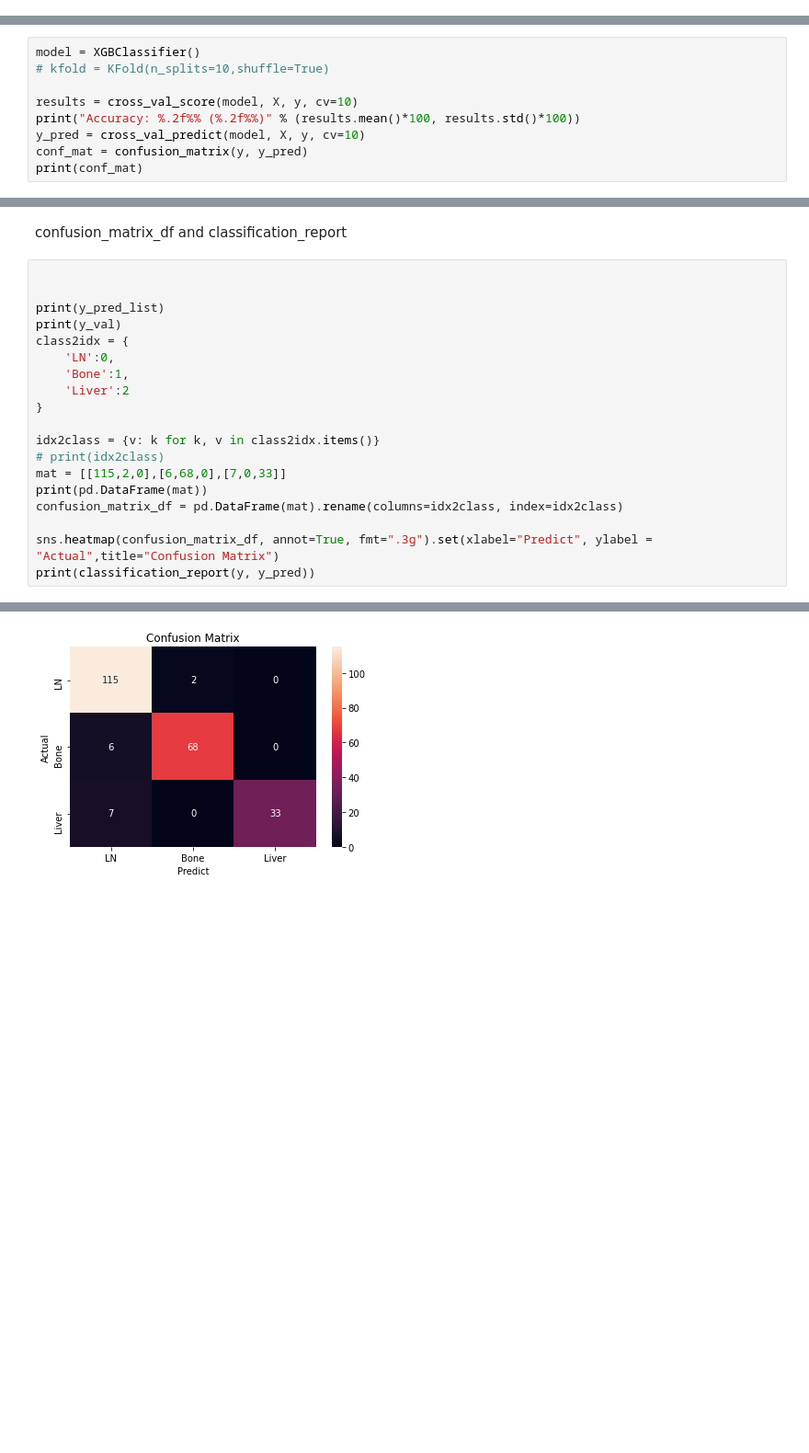
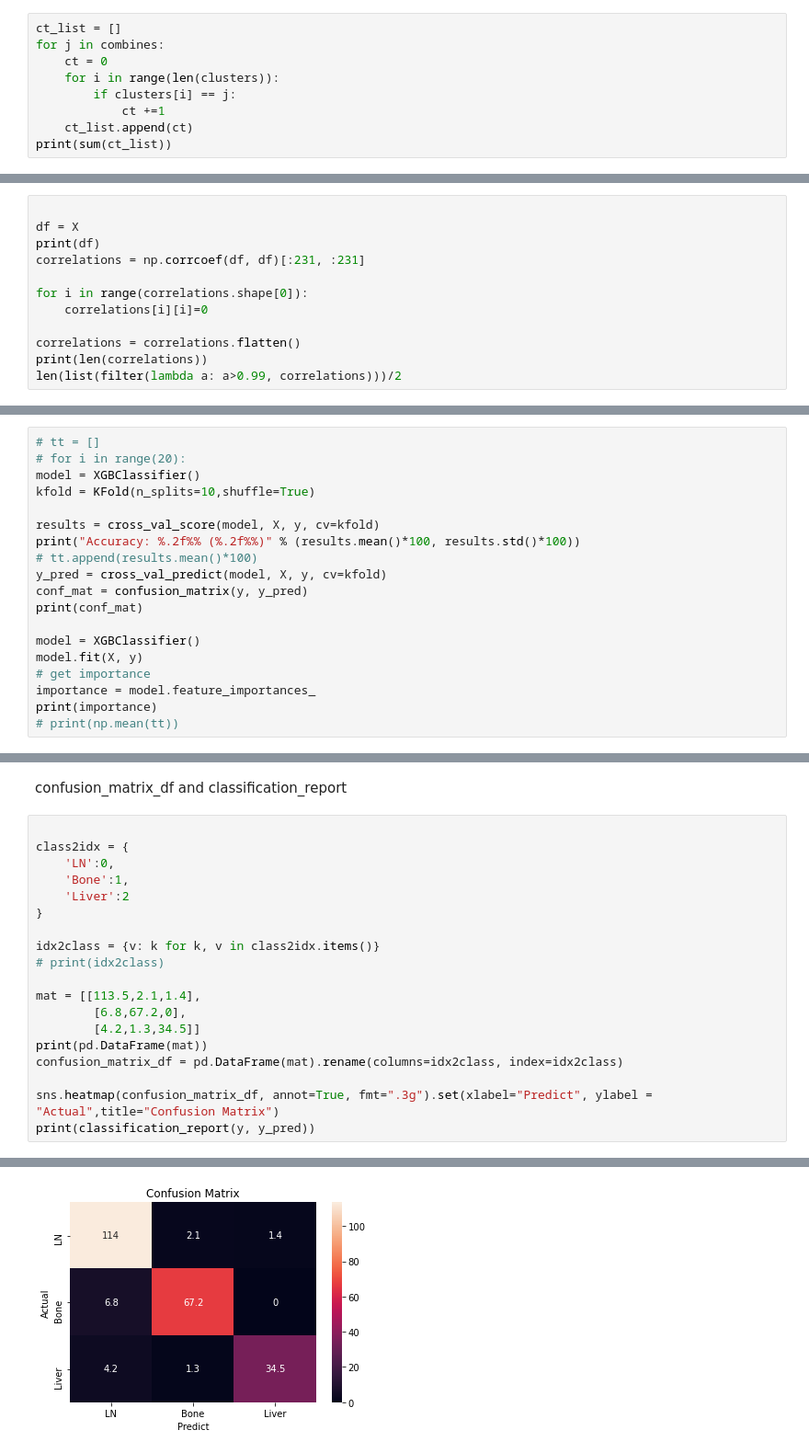
Before and after one commit to zcablii/Master_cancer_project, a Jupyter notebook: Gene_Network.ipynb, the cells around one changed output, grey strips where cells are left out. Shown: that part at 92% size. Drawn from its saved outputs; the diff is of its cells as text; blank space fills up the shorter version.

```diff
--- a/Gene_Network.ipynb
+++ b/Gene_Network.ipynb
@@ -257,0 +411,9 @@ FitnessResult(min=None, max=None, score=0.2522869327229162, std=None)
+# %%
+ct_list = []
+for j in combines:
+    ct = 0
+    for i in range(len(clusters)):
+        if clusters[i] == j:
+            ct +=1
+    ct_list.append(ct)
+print(sum(ct_list))
@@ -744,0 +1183,12 @@ X
+# %%
+
+df = X
+print(df)
+correlations = np.corrcoef(df, df)[:231, :231]
+
+for i in range(correlations.shape[0]):
+    correlations[i][i]=0
+
+correlations = correlations.flatten()
+print(len(correlations))
+len(list(filter(lambda a: a>0.99, correlations)))/2
@@ -745,10 +1282,20 @@ X
 # %%
+# tt = []
+# for i in range(20):
 model = XGBClassifier()
-# kfold = KFold(n_splits=10,shuffle=True)
+kfold = KFold(n_splits=10,shuffle=True)
 
-results = cross_val_score(model, X, y, cv=10)
+results = cross_val_score(model, X, y, cv=kfold)
 print("Accuracy: %.2f%% (%.2f%%)" % (results.mean()*100, results.std()*100))
-y_pred = cross_val_predict(model, X, y, cv=10)
+# tt.append(results.mean()*100)
+y_pred = cross_val_predict(model, X, y, cv=kfold)
 conf_mat = confusion_matrix(y, y_pred)
 print(conf_mat)
+
+model = XGBClassifier()
+model.fit(X, y)
+# get importance
+importance = model.feature_importances_
+print(importance)
+# print(np.mean(tt))
 # %% [output]
@@ -760,9 +1358,6 @@ Accuracy: 87.03% (5.09%)
 confusion_matrix_df and classification_report
 # %%
 
-
-print(y_pred_list)
-print(y_val)
 class2idx = {
     'LN':0,
     'Bone':1,
@@ -771,7 +1366,10 @@ class2idx = {
 
 idx2class = {v: k for k, v in class2idx.items()}
 # print(idx2class)
-mat = [[115,2,0],[6,68,0],[7,0,33]]
+
+mat = [[113.5,2.1,1.4],
+        [6.8,67.2,0],
+        [4.2,1.3,34.5]]
 print(pd.DataFrame(mat))
 confusion_matrix_df = pd.DataFrame(mat).rename(columns=idx2class, index=idx2class)
 
@@ -796 +1384 @@ weighted avg       0.94      0.94      0.93       231
-[figure, old version]
+[figure, new version]
```
Also changed, not shown: parts of 27 cells of this notebook, 3 other files.
